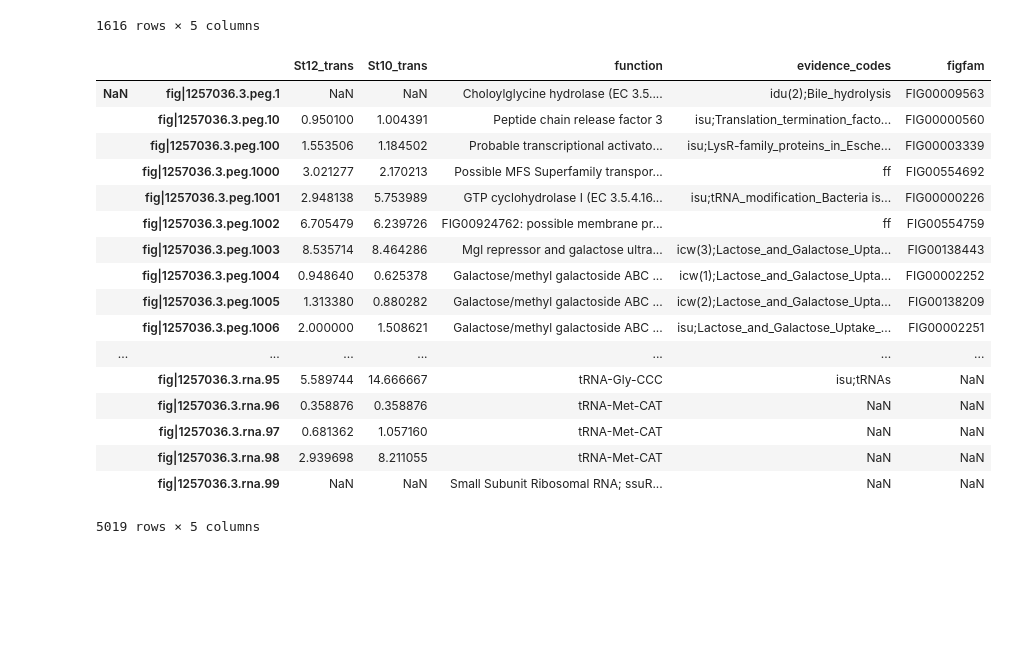
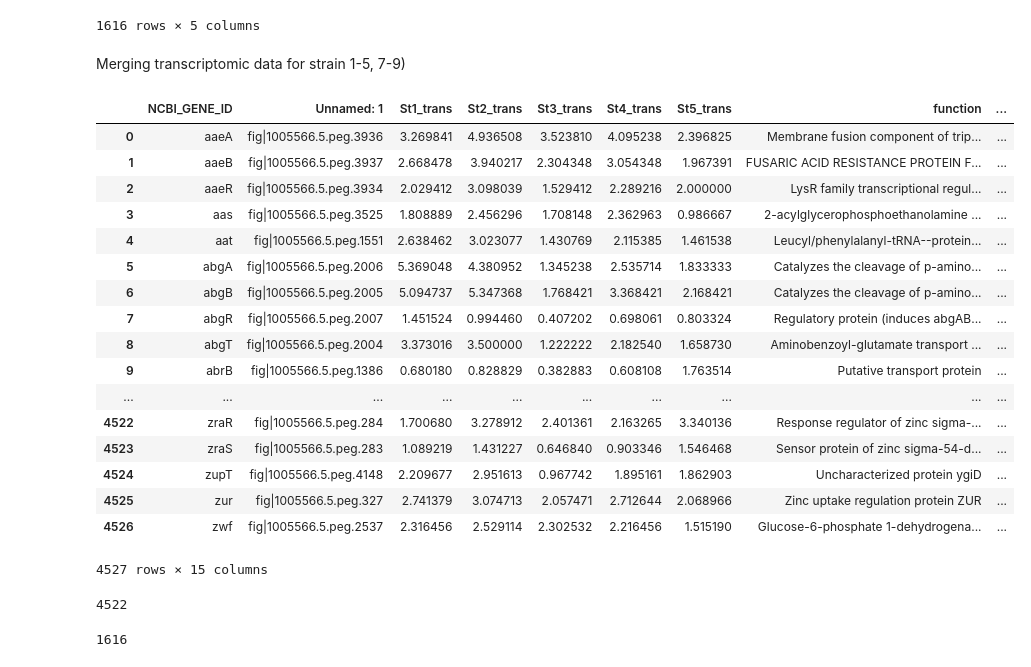
Before and after one commit to KristianJensen/dtu-02806-project, a Jupyter notebook: notebooks/Data_conversion.ipynb, the cells around one changed output. Saved outputs shown, nothing was run; the diff lists cells and outputs as text; code cells hidden in the pictures; blank space fills up the shorter version.

Commit message:
Update of notebook and genomic data for one strain (rest is coming soon)

```diff
--- a/notebooks/Data_conversion.ipynb
+++ b/notebooks/Data_conversion.ipynb
@@ -3,12 +6,18 @@ import pandas as pd
 # %%
 fil1 = "../data/ecoli_transcriptomics.xlsx"
-data1 = pandas.read_excel(fil1)
+data1 = pd.read_excel(fil1)
 
 fil2 = "../data/proteomics_BSY.xlsx"
-data2 = pandas.read_excel(fil2)
+data2 = pd.read_excel(fil2)
 
 fil3 = "../data/proteomics_ser.xlsx"
-data3 = pandas.read_excel(fil3)
+data3 = pd.read_excel(fil3)
 
 fil4 = "../data/transcriptomics_ser.xlsx"
-data4 = pandas.read_excel(fil4)
+data4 = pd.read_excel(fil4)
+
+fil5 = "../data/EC_genome.txt"
+data5 = pd.read_csv(fil5, sep='\t')
+
+fil6 = "../data/st_1_variants.txt"
+st1_variants = pd.read_csv(fil6, sep='\t')
@@ -92,24 +153,34 @@ data2
 | 1614 | sp|P02943|LAMB_ECOLI;sp|C5A130|LA... | 0.142857 | 0.000000 | 0.000000 | lamB |
 | 1615 | sp|P04128|FIMA1_ECOLI | 1.000000 | 0.000000 | 0.000000 | fimA1 |
 1616 rows × 5 columns
-# %%
-data4
-# %% [output]
-|  |  | St12_trans | St10_trans | function | evidence_codes | figfam |
-| NaN | fig|1257036.3.peg.1 | NaN | NaN | Choloylglycine hydrolase (EC 3.5.... | idu(2);Bile_hydrolysis | FIG00009563 |
-|  | fig|1257036.3.peg.10 | 0.950100 | 1.004391 | Peptide chain release factor 3 | isu;Translation_termination_facto... | FIG00000560 |
-|  | fig|1257036.3.peg.100 | 1.553506 | 1.184502 | Probable transcriptional activato... | isu;LysR-family_proteins_in_Esche... | FIG00003339 |
-|  | fig|1257036.3.peg.1000 | 3.021277 | 2.170213 | Possible MFS Superfamily transpor... | ff | FIG00554692 |
-|  | fig|1257036.3.peg.1001 | 2.948138 | 5.753989 | GTP cyclohydrolase I (EC 3.5.4.16... | isu;tRNA_modification_Bacteria is... | FIG00000226 |
-|  | fig|1257036.3.peg.1002 | 6.705479 | 6.239726 | FIG00924762: possible membrane pr... | ff | FIG00554759 |
-|  | fig|1257036.3.peg.1003 | 8.535714 | 8.464286 | Mgl repressor and galactose ultra... | icw(3);Lactose_and_Galactose_Upta... | FIG00138443 |
-|  | fig|1257036.3.peg.1004 | 0.948640 | 0.625378 | Galactose/methyl galactoside ABC ... | icw(1);Lactose_and_Galactose_Upta... | FIG00002252 |
-|  | fig|1257036.3.peg.1005 | 1.313380 | 0.880282 | Galactose/methyl galactoside ABC ... | icw(2);Lactose_and_Galactose_Upta... | FIG00138209 |
-|  | fig|1257036.3.peg.1006 | 2.000000 | 1.508621 | Galactose/methyl galactoside ABC ... | isu;Lactose_and_Galactose_Uptake_... | FIG00002251 |
-| ... | ... | ... | ... | ... | ... | ... |
-|  | fig|1257036.3.rna.95 | 5.589744 | 14.666667 | tRNA-Gly-CCC | isu;tRNAs | NaN |
-|  | fig|1257036.3.rna.96 | 0.358876 | 0.358876 | tRNA-Met-CAT | NaN | NaN |
-|  | fig|1257036.3.rna.97 | 0.681362 | 1.057160 | tRNA-Met-CAT | NaN | NaN |
-|  | fig|1257036.3.rna.98 | 2.939698 | 8.211055 | tRNA-Met-CAT | NaN | NaN |
-|  | fig|1257036.3.rna.99 | NaN | NaN | Small Subunit Ribosomal RNA; ssuR... | NaN | NaN |
-5019 rows × 5 columns
+# %% [markdown]
+Merging transcriptomic data for strain 1-5, 7-9)
+# %%
+data1.merge(data2,how = 'left' , left_on="NCBI_GENE_ID", right_on = "Gene_ID")
+# %% [output]
+|  | NCBI_GENE_ID | Unnamed: 1 | St1_trans | St2_trans | St3_trans | St4_trans | St5_trans | function | ... |
+| 0 | aaeA | fig|1005566.5.peg.3936 | 3.269841 | 4.936508 | 3.523810 | 4.095238 | 2.396825 | Membrane fusion component of trip... | ... |
+| 1 | aaeB | fig|1005566.5.peg.3937 | 2.668478 | 3.940217 | 2.304348 | 3.054348 | 1.967391 | FUSARIC ACID RESISTANCE PROTEIN F... | ... |
+| 2 | aaeR | fig|1005566.5.peg.3934 | 2.029412 | 3.098039 | 1.529412 | 2.289216 | 2.000000 | LysR family transcriptional regul... | ... |
+| 3 | aas | fig|1005566.5.peg.3525 | 1.808889 | 2.456296 | 1.708148 | 2.362963 | 0.986667 | 2-acylglycerophosphoethanolamine ... | ... |
+| 4 | aat | fig|1005566.5.peg.1551 | 2.638462 | 3.023077 | 1.430769 | 2.115385 | 1.461538 | Leucyl/phenylalanyl-tRNA--protein... | ... |
+| 5 | abgA | fig|1005566.5.peg.2006 | 5.369048 | 4.380952 | 1.345238 | 2.535714 | 1.833333 | Catalyzes the cleavage of p-amino... | ... |
+| 6 | abgB | fig|1005566.5.peg.2005 | 5.094737 | 5.347368 | 1.768421 | 3.368421 | 2.168421 | Catalyzes the cleavage of p-amino... | ... |
+| 7 | abgR | fig|1005566.5.peg.2007 | 1.451524 | 0.994460 | 0.407202 | 0.698061 | 0.803324 | Regulatory protein (induces abgAB... | ... |
+| 8 | abgT | fig|1005566.5.peg.2004 | 3.373016 | 3.500000 | 1.222222 | 2.182540 | 1.658730 | Aminobenzoyl-glutamate transport ... | ... |
+| 9 | abrB | fig|1005566.5.peg.1386 | 0.680180 | 0.828829 | 0.382883 | 0.608108 | 1.763514 | Putative transport protein | ... |
+| ... | ... | ... | ... | ... | ... | ... | ... | ... | ... |
+| 4522 | zraR | fig|1005566.5.peg.284 | 1.700680 | 3.278912 | 2.401361 | 2.163265 | 3.340136 | Response regulator of zinc sigma-... | ... |
+| 4523 | zraS | fig|1005566.5.peg.283 | 1.089219 | 1.431227 | 0.646840 | 0.903346 | 1.546468 | Sensor protein of zinc sigma-54-d... | ... |
+| 4524 | zupT | fig|1005566.5.peg.4148 | 2.209677 | 2.951613 | 0.967742 | 1.895161 | 1.862903 | Uncharacterized protein ygiD | ... |
+| 4525 | zur | fig|1005566.5.peg.327 | 2.741379 | 3.074713 | 2.057471 | 2.712644 | 2.068966 | Zinc uptake regulation protein ZUR | ... |
+| 4526 | zwf | fig|1005566.5.peg.2537 | 2.316456 | 2.529114 | 2.302532 | 2.216456 | 1.515190 | Glucose-6-phosphate 1-dehydrogena... | ... |
+4527 rows × 15 columns
+# %%
+len(data1)
+# %% [output]
+4522
+# %%
+len(data2)
+# %% [output]
+1616
```
Also changed, not shown: parts of 17 cells of this notebook, 1 other file.
